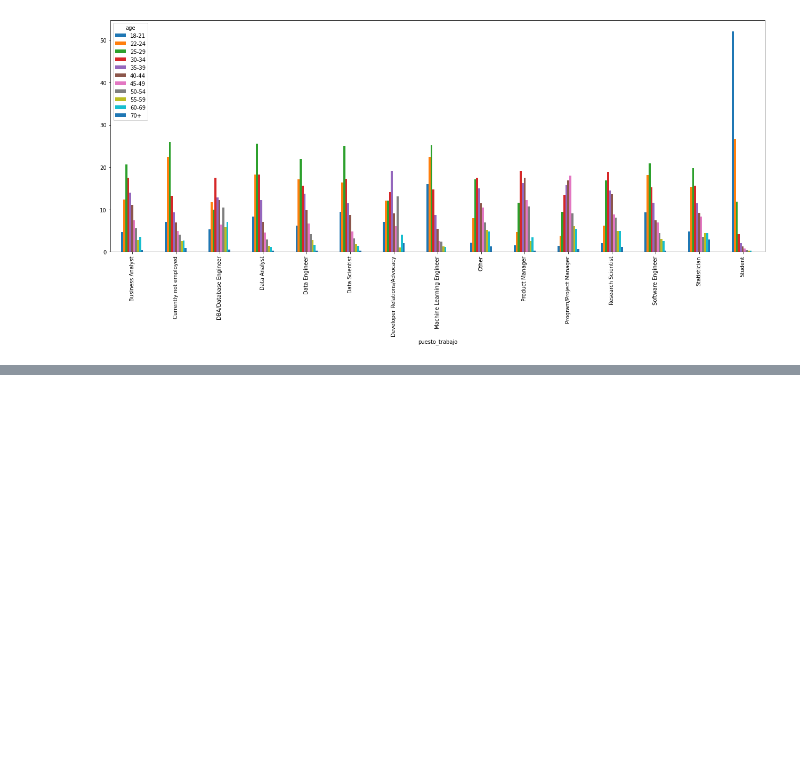
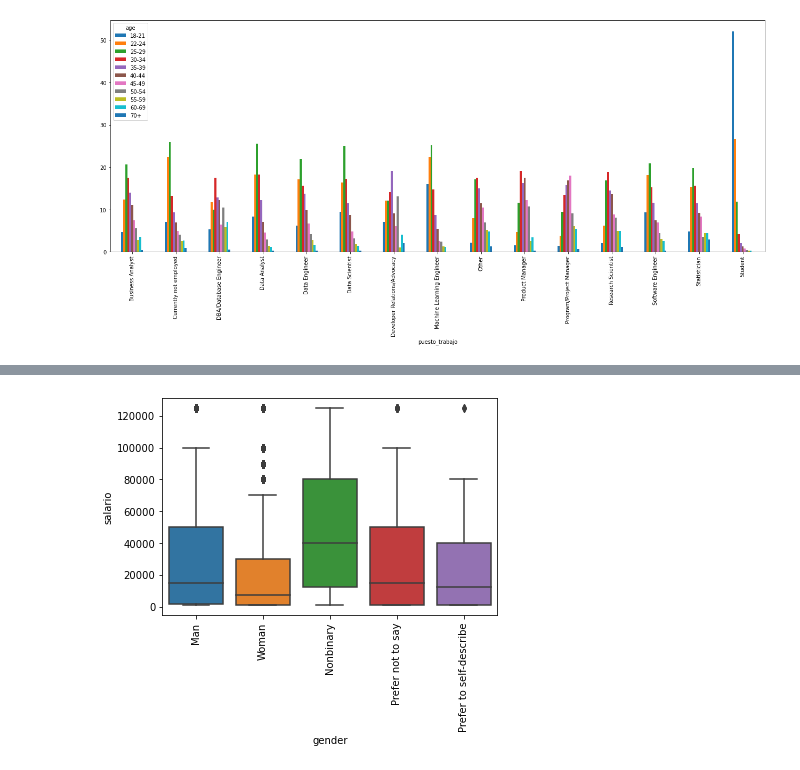
Before and after one commit to paulafuenteg/Kaggle-DS-ML-Survey, a Jupyter notebook: EDA/EDA.ipynb, the cells around one changed output, grey strips where cells are left out. Cells and saved outputs as stored; diff of their text form; code cells hidden in the pictures; blank space fills up the shorter version.

```diff
--- a/EDA/EDA.ipynb
+++ b/EDA/EDA.ipynb
@@ -595,0 +642,5 @@ plot= pd.crosstab(index = df['puesto_trabajo'], columns= df['age']).apply(lambda
+# %%
+sns.boxplot(x = "gender", y = "salario", data = df)
+plt.xticks(rotation = 90);
+# %% [output]
+[figure, added]
```
Also changed, not shown: parts of 32 cells of this notebook.
